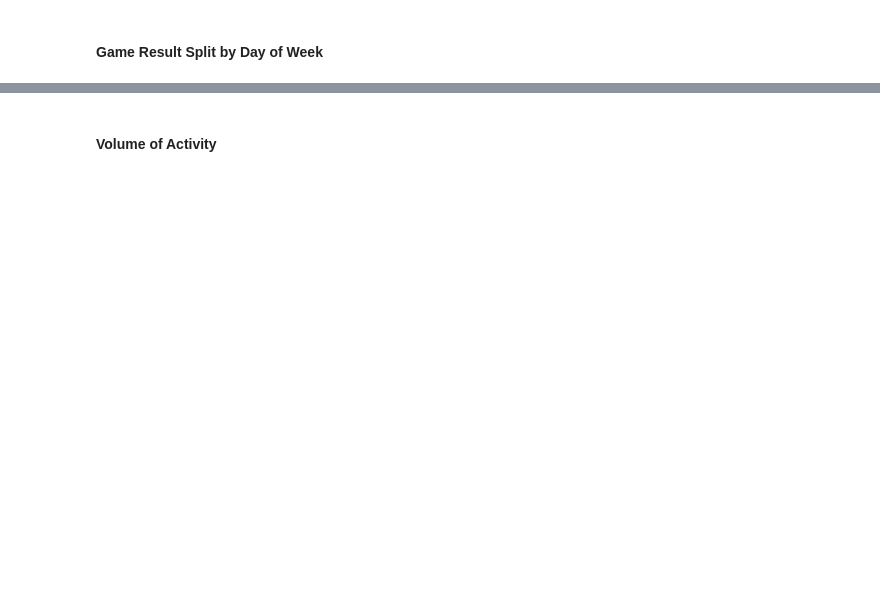
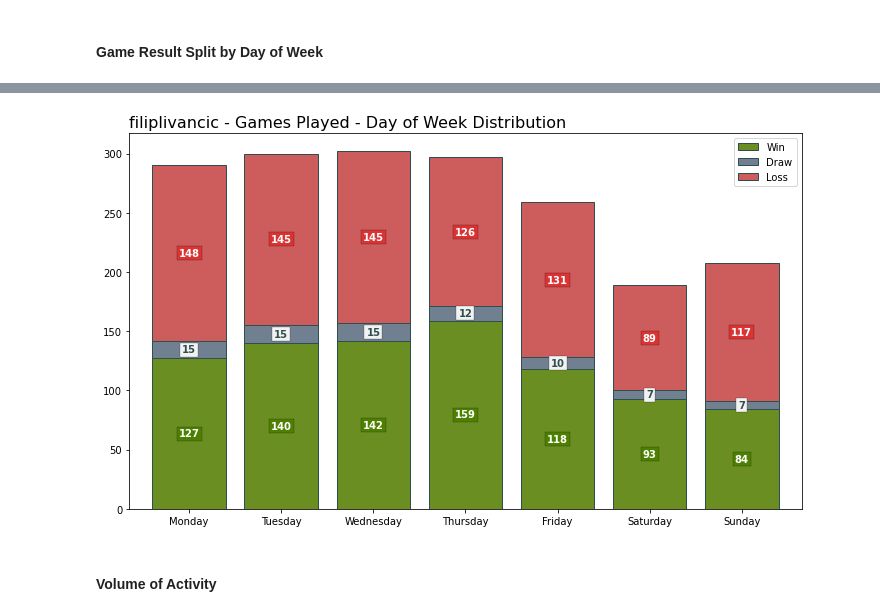
Before and after one commit to Filpill/chess_analysis, a Jupyter notebook: chess_analysis_v2.ipynb, the cells around one changed output, grey strips where cells are left out. Saved outputs shown, nothing was run; the diff lists cells and outputs as text; code cells hidden in the pictures; blank space fills up the shorter version.

```diff
--- a/chess_analysis_v2.ipynb
+++ b/chess_analysis_v2.ipynb
@@ -489,3 +528,24 @@ plt.savefig('charts/day_of_week.png',edgecolor='darkslategrey',dpi=150)
+# %%
+#Plotting Chart
+fig, ax = plt.subplots(figsize=(10,6))
+df_day_name_winLossDraw.plot(kind='bar',ax=ax,stacked=True, color=['olivedrab','slategrey','indianred'],width=0.8,edgecolor='darkslategrey')
+ax.set_title(f'{player} - Games Played - Day of Week Distribution',loc='left',fontsize=16)
+ax.set_xticklabels(df_day_name['Day Name'])
+plt.xticks(rotation=0)
+plt.tight_layout()
+
+#Setting a backround color
+fig.set_facecolor('white')
+
+#Text Annotations
+open_annotation(df_day_name_winLossDraw,'Win',ax,win_offset_list)
+open_annotation(df_day_name_winLossDraw,'Draw',ax,draw_offset_list)
+open_annotation(df_day_name_winLossDraw,'Loss',ax,loss_offset_list)
+plt.tight_layout()
+
+plt.savefig('charts/day_of_week.png',edgecolor='darkslategrey',dpi=150)
+# %% [output]
+[figure, added]
 # %% [markdown]
 #### Volume of Activity
 # %%
```
Also changed, not shown: parts of 17 cells of this notebook, 12 other files.
